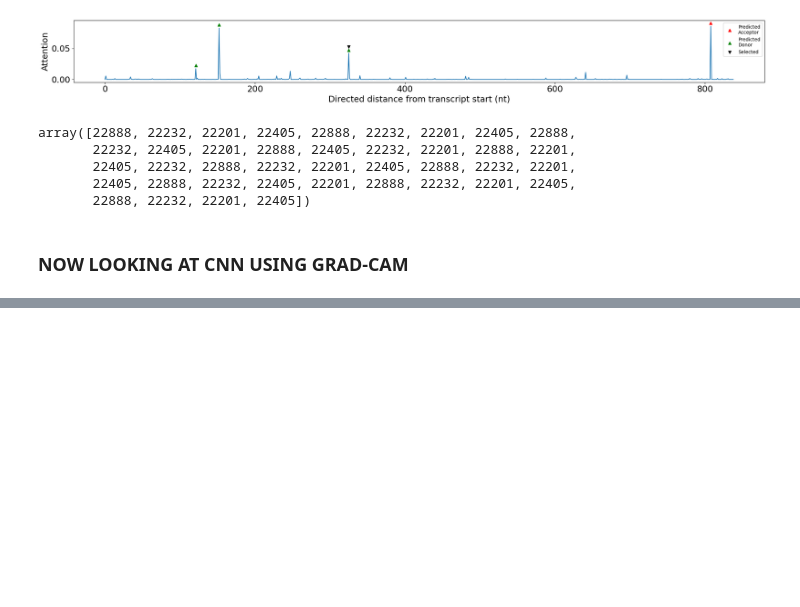
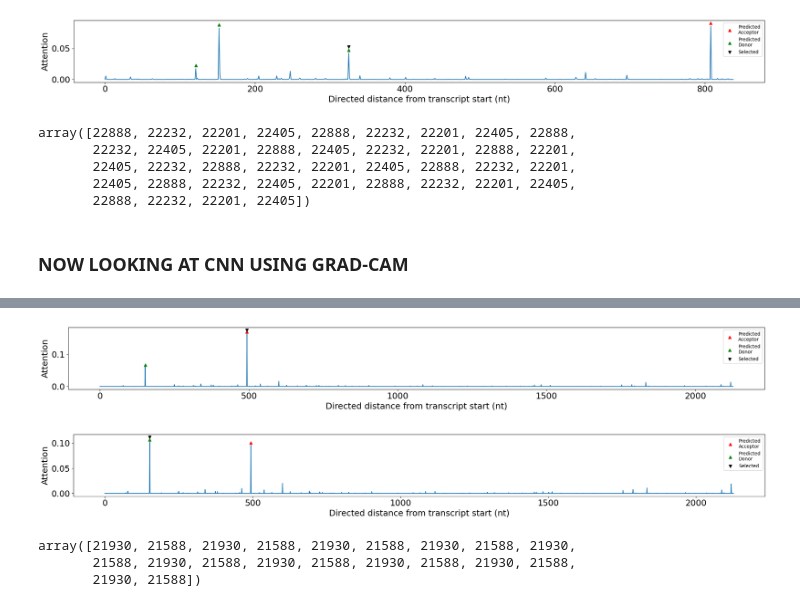
Before and after one commit to Dflorizone/Spliceformer, a Jupyter notebook: Code/intronless_interpretation.ipynb, the cells around one changed output, grey strips where cells are left out. Drawn from its saved outputs; the diff is of its cells as text; code cells hidden in the pictures; blank space fills up the shorter version.

```diff
--- a/Code/intronless_interpretation.ipynb
+++ b/Code/intronless_interpretation.ipynb
@@ -593,0 +654,8 @@ plot_GradCAM(models,one_hot_array,donor_idxs,acceptor_idxs)
+# %%
+plotAttentionWeights(models,one_hot_array,'a',acceptor_idxs,donor_idxs,left_padding,right_padding)
+# %% [output]
+[figure, added]
+[figure, added]
+array([21930, 21588, 21930, 21588, 21930, 21588, 21930, 21588, 21930,
+       21588, 21930, 21588, 21930, 21588, 21930, 21588, 21930, 21588,
+       21930, 21588])
```
Also changed, not shown: parts of 14 cells of this notebook, 3 other files.
